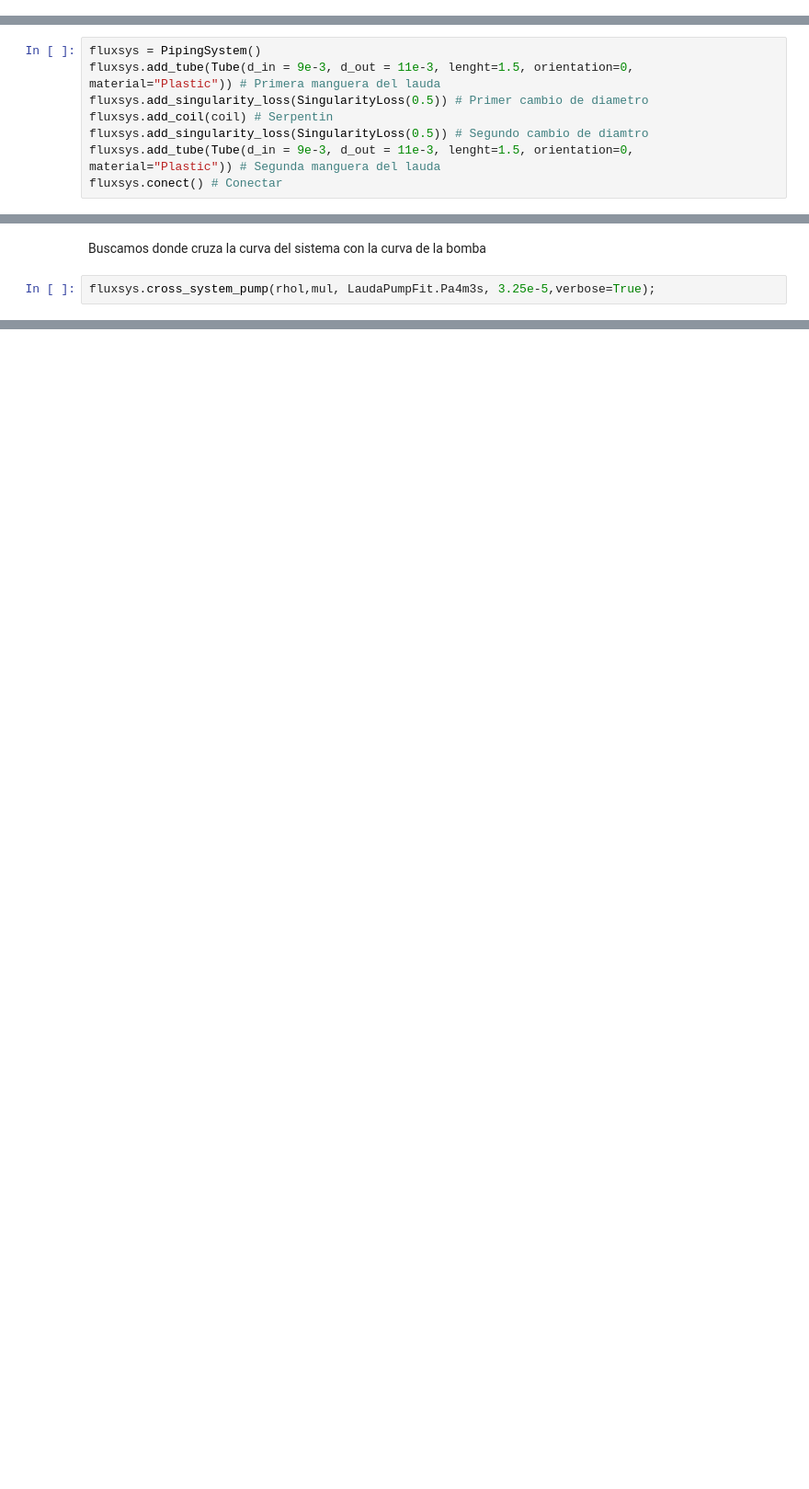
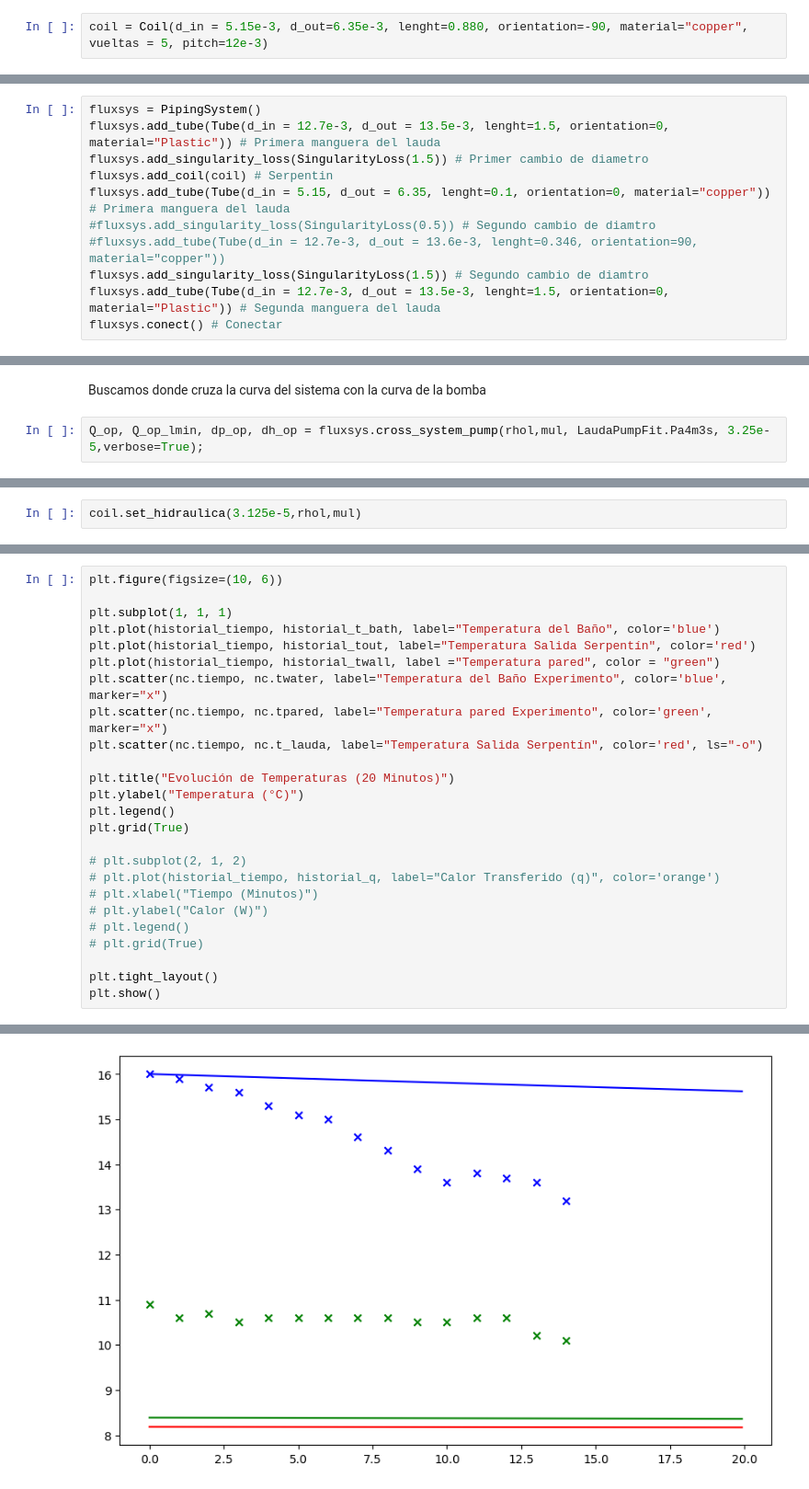
Before and after one commit to JRichi-99/EnfriadorAguaGasificada, a Jupyter notebook: src/Piping/StopSystem.ipynb, the cells around one changed output, grey strips where cells are left out. Shown at 92% size. Drawn from its saved outputs; the diff is of its cells as text; blank space fills up the shorter version.

```diff
--- a/src/Piping/StopSystem.ipynb
+++ b/src/Piping/StopSystem.ipynb
@@ -14,0 +17,2 @@ coil = Coil(d_in = 5.15e-3, d_out=6.35e-3, lenght=1, orientation=-90, material="
+# %%
+coil = Coil(d_in = 5.15e-3, d_out=6.35e-3, lenght=0.880, orientation=-90, material="copper", vueltas = 5, pitch=12e-3)
@@ -16,9 +24,12 @@ coil = Coil(d_in = 5.15e-3, d_out=6.35e-3, lenght=1, orientation=-90, material="
 Definimos el sistema
 # %%
 fluxsys = PipingSystem()
-fluxsys.add_tube(Tube(d_in = 9e-3, d_out = 11e-3, lenght=1.5, orientation=0, material="Plastic")) # Primera manguera del lauda
-fluxsys.add_singularity_loss(SingularityLoss(0.5)) # Primer cambio de diametro
+fluxsys.add_tube(Tube(d_in = 12.7e-3, d_out = 13.5e-3, lenght=1.5, orientation=0, material="Plastic")) # Primera manguera del lauda
+fluxsys.add_singularity_loss(SingularityLoss(1.5)) # Primer cambio de diametro
 fluxsys.add_coil(coil) # Serpentin
-fluxsys.add_singularity_loss(SingularityLoss(0.5)) # Segundo cambio de diamtro
-fluxsys.add_tube(Tube(d_in = 9e-3, d_out = 11e-3, lenght=1.5, orientation=0, material="Plastic")) # Segunda manguera del lauda
+fluxsys.add_tube(Tube(d_in = 5.15, d_out = 6.35, lenght=0.1, orientation=0, material="copper")) # Primera manguera del lauda
+#fluxsys.add_singularity_loss(SingularityLoss(0.5)) # Segundo cambio de diamtro
+#fluxsys.add_tube(Tube(d_in = 12.7e-3, d_out = 13.6e-3, lenght=0.346, orientation=90, material="copper"))
+fluxsys.add_singularity_loss(SingularityLoss(1.5)) # Segundo cambio de diamtro
+fluxsys.add_tube(Tube(d_in = 12.7e-3, d_out = 13.5e-3, lenght=1.5, orientation=0, material="Plastic")) # Segunda manguera del lauda
 fluxsys.conect() # Conectar
@@ -38,7 +96,7 @@ print(prl, kl)
 # %% [markdown]
 Buscamos donde cruza la curva del sistema con la curva de la bomba
 # %%
-fluxsys.cross_system_pump(rhol,mul, LaudaPumpFit.Pa4m3s, 3.25e-5,verbose=True);
+Q_op, Q_op_lmin, dp_op, dh_op = fluxsys.cross_system_pump(rhol,mul, LaudaPumpFit.Pa4m3s, 3.25e-5,verbose=True);
 # %% [output]
 ═════════════════════════════════════════════
         UNTO DE OPERACIÓN DEL SISTEMA
@@ -135,0 +113,2 @@ encontrado
+# %%
+coil.set_hidraulica(3.125e-5,rhol,mul)
@@ -314,0 +252,26 @@ Simulación finalizada.
+# %%
+plt.figure(figsize=(10, 6))
+
+plt.subplot(1, 1, 1)
+plt.plot(historial_tiempo, historial_t_bath, label="Temperatura del Baño", color='blue')
+plt.plot(historial_tiempo, historial_tout, label="Temperatura Salida Serpentín", color='red')
+plt.plot(historial_tiempo, historial_twall, label ="Temperatura pared", color = "green")
+plt.scatter(nc.tiempo, nc.twater, label="Temperatura del Baño Experimento", color='blue', marker="x")
+plt.scatter(nc.tiempo, nc.tpared, label="Temperatura pared Experimento", color='green', marker="x")
+plt.scatter(nc.tiempo, nc.t_lauda, label="Temperatura Salida Serpentín", color='red', ls="-o")
+
+plt.title("Evolución de Temperaturas (20 Minutos)")
+plt.ylabel("Temperatura (°C)")
+plt.legend()
+plt.grid(True)
+
+# plt.subplot(2, 1, 2)
+# plt.plot(historial_tiempo, historial_q, label="Calor Transferido (q)", color='orange')
+# plt.xlabel("Tiempo (Minutos)")
+# plt.ylabel("Calor (W)")
+# plt.legend()
+# plt.grid(True)
+
+plt.tight_layout()
+plt.show()
+# %% [output]
@@ -314,0 +279 @@ Simulación finalizada.
+[figure, added]
```
Also changed, not shown: parts of 18 cells of this notebook, 6 other files.
